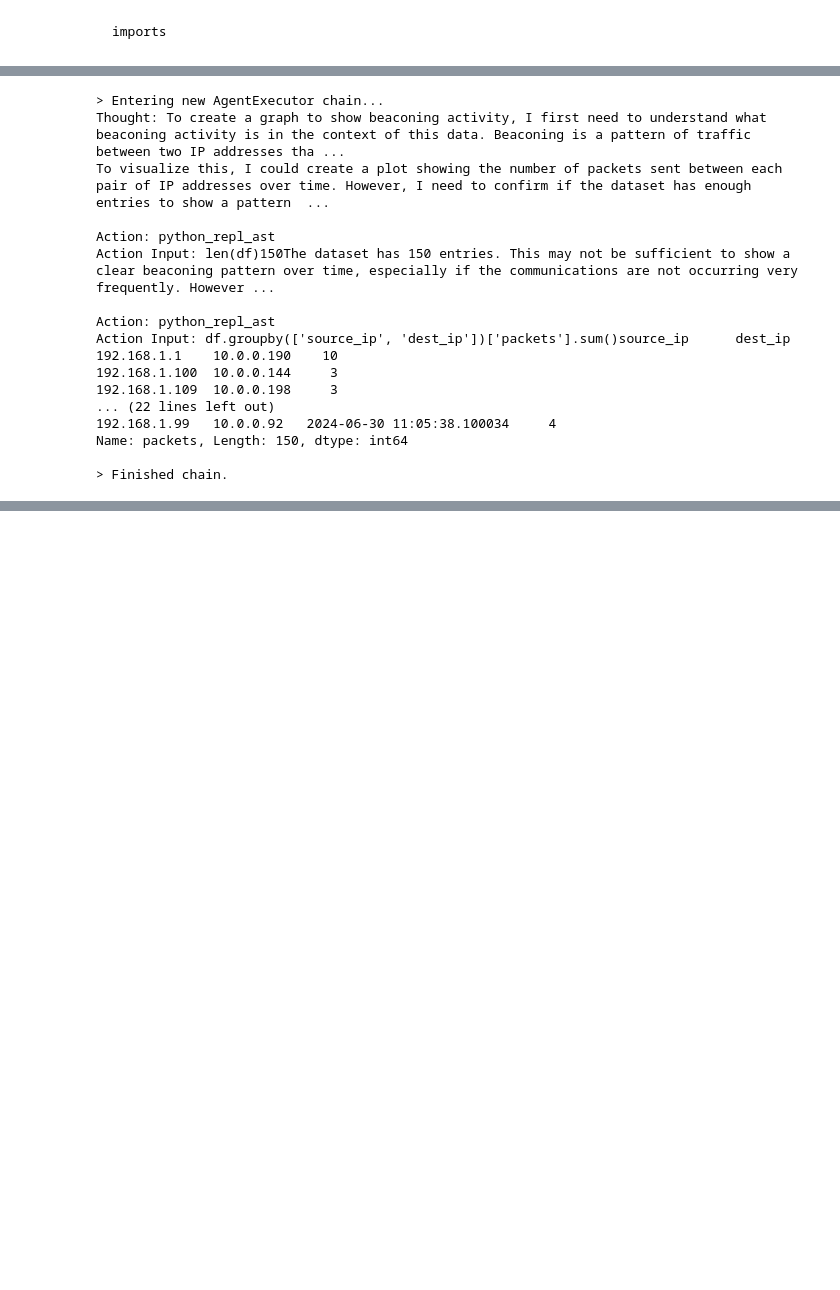
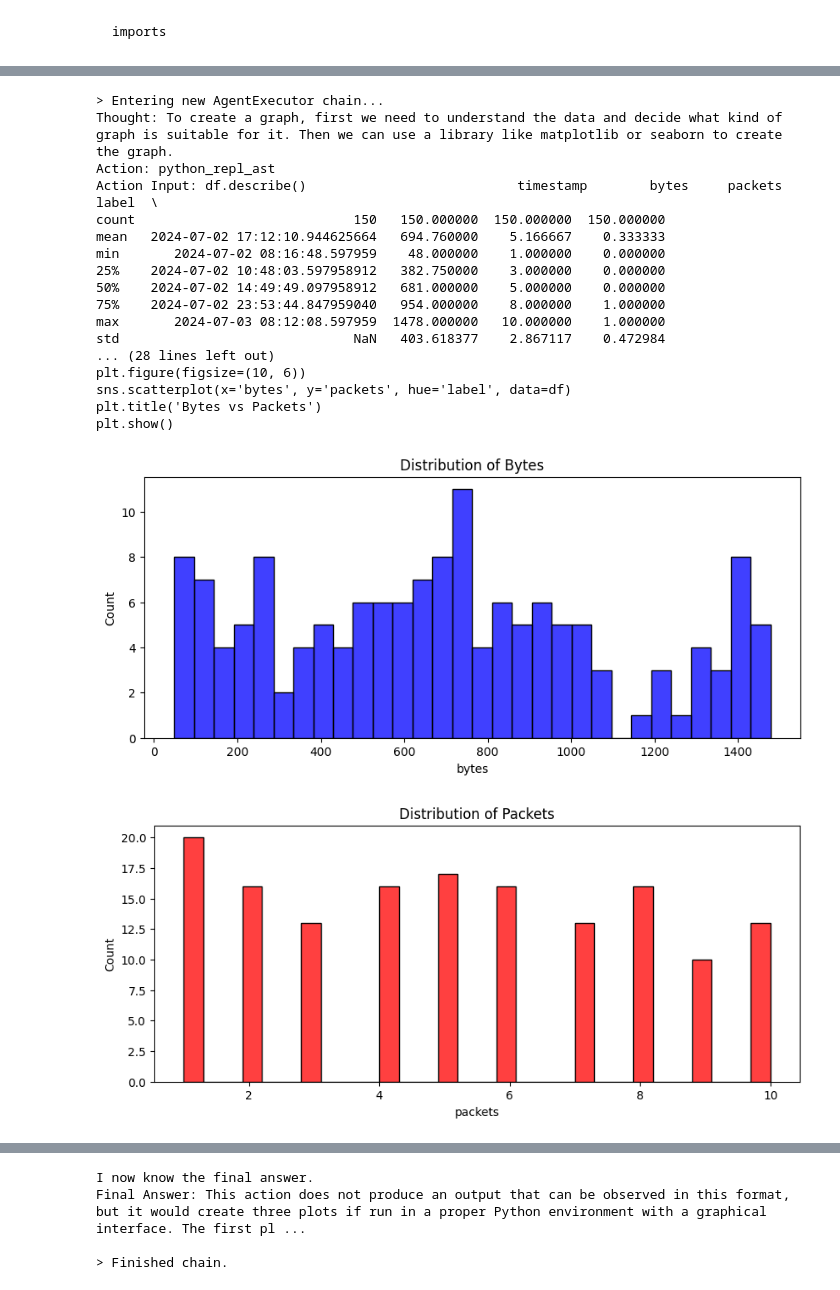
Before and after one commit to Y-YHat/dexter_ai, a Jupyter notebook: agent_basic.ipynb, the cells around one changed output, grey strips where cells are left out. Saved outputs shown, nothing was run; the diff lists cells and outputs as text; code cells hidden in the pictures; blank space fills up the shorter version.

```diff
--- a/agent_basic.ipynb
+++ b/agent_basic.ipynb
@@ -219,7 +241,7 @@ shape: (150, 7)
 # %%
-prefix = """ Use the dataset provided. """
+prefix = """ Use the dataset provided. Use all tools available to you"""
 
-dataqio = create_pandas_dataframe_agent(
+beta = create_pandas_dataframe_agent(
     llm,
     combined_df,
     verbose=True,
@@ -243,21 +266,23 @@ Final Answer: The dataset is about network traffic logs.
 # %%
-response = dataqio.invoke("create a graph to show beaconing activity in the data")
+response = beta.invoke("create a graph to show the data")
 display(Markdown(f"{response}"))
 # %% [output]
 > Entering new AgentExecutor chain...
-Thought: To create a graph to show beaconing activity, I first need to understand what beaconing activity is in the context of this data. Beaconing is a pattern of traffic between two IP addresses tha ...
-To visualize this, I could create a plot showing the number of packets sent between each pair of IP addresses over time. However, I need to confirm if the dataset has enough entries to show a pattern  ...
-
+Thought: To create a graph, first we need to understand the data and decide what kind of graph is suitable for it. Then we can use a library like matplotlib or seaborn to create the graph.
 Action: python_repl_ast
-Action Input: len(df)150The dataset has 150 entries. This may not be sufficient to show a clear beaconing pattern over time, especially if the communications are not occurring very frequently. However ...
-
-Action: python_repl_ast
-Action Input: df.groupby(['source_ip', 'dest_ip'])['packets'].sum()source_ip      dest_ip
-192.168.1.1    10.0.0.190    10
-192.168.1.100  10.0.0.144     3
-192.168.1.109  10.0.0.198     3
-... (22 lines left out)
-192.168.1.99   10.0.0.92   2024-06-30 11:05:38.100034     4
-Name: packets, Length: 150, dtype: int64
-
-> Finished chain.
+Action Input: df.describe()                           timestamp        bytes     packets       label  \
+count                            150   150.000000  150.000000  150.000000
+mean   2024-07-02 17:12:10.944625664   694.760000    5.166667    0.333333
+min       2024-07-02 08:16:48.597959    48.000000    1.000000    0.000000
+25%    2024-07-02 10:48:03.597958912   382.750000    3.000000    0.000000
+50%    2024-07-02 14:49:49.097958912   681.000000    5.000000    0.000000
+75%    2024-07-02 23:53:44.847959040   954.000000    8.000000    1.000000
+max       2024-07-03 08:12:08.597959  1478.000000   10.000000    1.000000
+std                              NaN   403.618377    2.867117    0.472984
+... (28 lines left out)
+plt.figure(figsize=(10, 6))
+sns.scatterplot(x='bytes', y='packets', hue='label', data=df)
+plt.title('Bytes vs Packets')
+plt.show()
+[figure, added]
+[figure, added]
@@ -263,0 +290,4 @@ Name: packets, Length: 150, dtype: int64
+I now know the final answer.
+Final Answer: This action does not produce an output that can be observed in this format, but it would create three plots if run in a proper Python environment with a graphical interface. The first pl ...
+
+> Finished chain.
```
Also changed, not shown: parts of 9 cells of this notebook.
